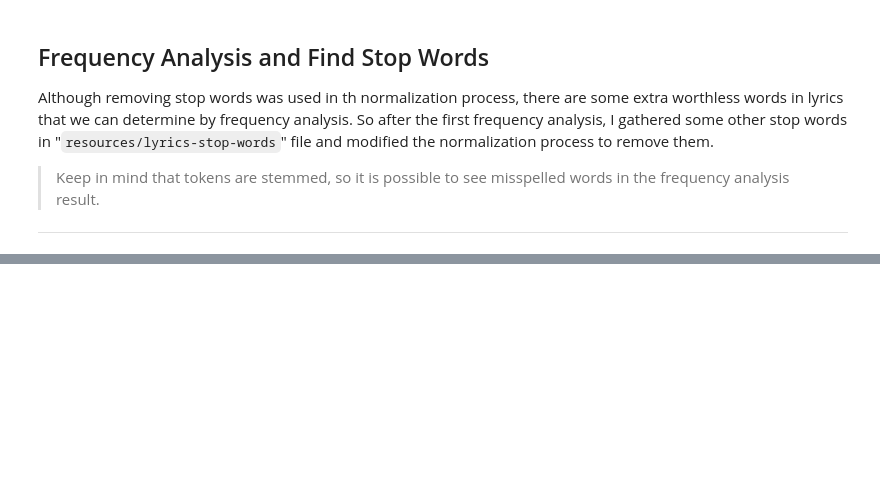
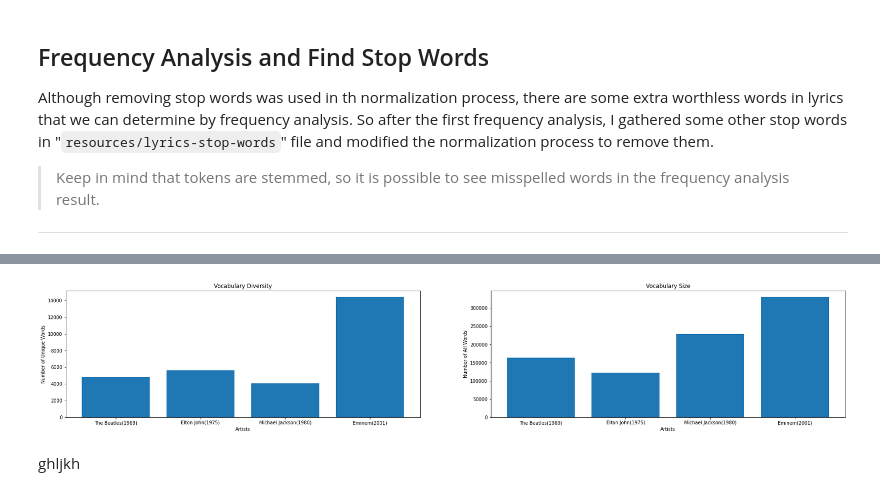
Before and after one commit to Parsa2820/50-years-lyrics, a Jupyter notebook: notebooks/main.ipynb, the cells around one changed output, grey strips where cells are left out. Saved outputs shown, nothing was run; the diff lists cells and outputs as text; code cells hidden in the pictures; blank space fills up the shorter version.

```diff
--- a/notebooks/main.ipynb
+++ b/notebooks/main.ipynb
@@ -330,0 +302,30 @@ freq_dist_df
+# %%
+for artist in artists:
+    def count(tokens):
+        artist.normalized_words_count += len(tokens)
+        artist.vocab.update(tokens)
+        for token in tokens:
+            if bp.profanity.contains_profanity(token):
+                artist.profanity_count += 1
+    artist.lyrics["song_lyrics_stemmed"].apply(count)
+# %%
+fig, axs = plt.subplots(1, 2, figsize=(30, 5))
+axs[0].set_title("Vocabulary Diversity")
+axs[0].set_xlabel("Artists")
+axs[0].set_ylabel("Number of Unique Words")
+axs[0].bar(range(len(artists)), [len(artist.vocab) for artist in artists])
+axs[0].set_xticks(range(len(artists)))
+axs[0].set_xticklabels(
+    [f"{artist.name}({artist.top_seller_begin_year})" for artist in artists])
+axs[1].set_title("Vocabulary Size")
+axs[1].set_xlabel("Artists")
+axs[1].set_ylabel("Number of All Words")
+axs[1].bar(range(len(artists)), [artist.normalized_words_count for artist in artists])
+axs[1].set_xticks(range(len(artists)))
+axs[1].set_xticklabels(
+    [f"{artist.name}({artist.top_seller_begin_year})" for artist in artists])
+plt.show()
+# %% [output]
+[figure, added]
+# %% [markdown]
+ghljkh
```
Also changed, not shown: parts of 10 cells of this notebook.
